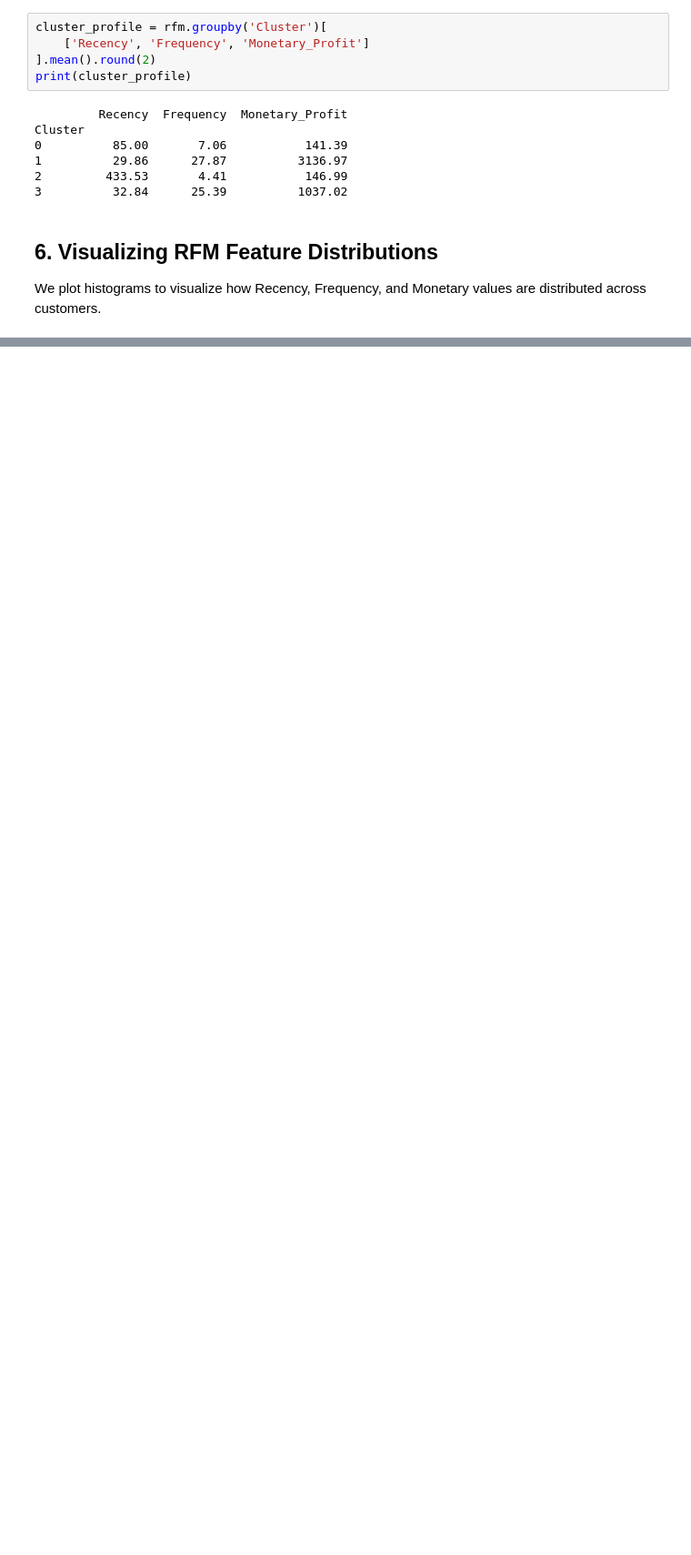
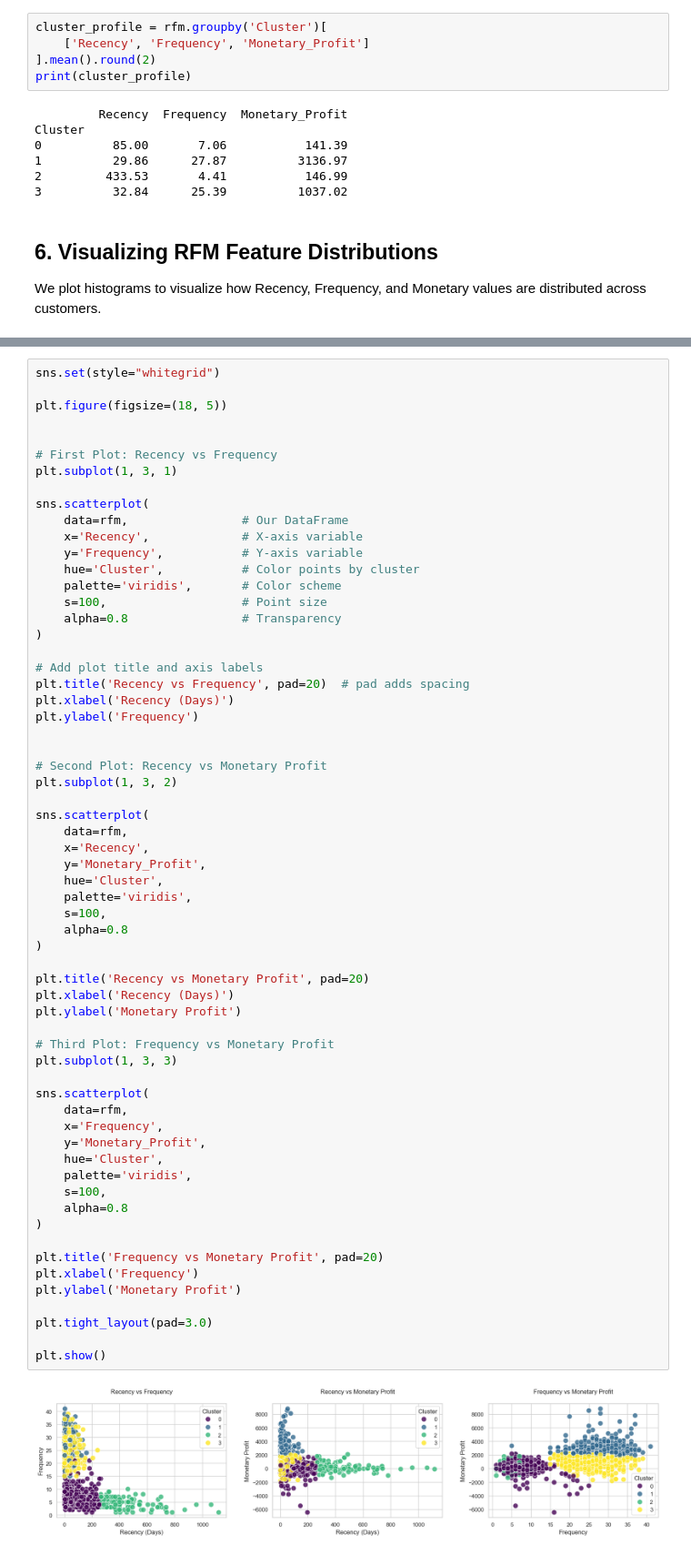
Before and after one commit to alirza81/Customer_Segmentation_Using_RFM_and_KMeans, a Jupyter notebook: notebooks/analysis.ipynb, the cells around one changed output, grey strips where cells are left out. Shown at 91% size. Cells and saved outputs as stored; diff of their text form; blank space fills up the shorter version.

```diff
--- a/notebooks/analysis.ipynb
+++ b/notebooks/analysis.ipynb
@@ -245,0 +237,64 @@ plt.show()
+# %%
+sns.set(style="whitegrid")
+
+plt.figure(figsize=(18, 5))
+
+
+# First Plot: Recency vs Frequency
+plt.subplot(1, 3, 1)
+
+sns.scatterplot(
+    data=rfm,                # Our DataFrame
+    x='Recency',             # X-axis variable
+    y='Frequency',           # Y-axis variable
+    hue='Cluster',           # Color points by cluster
+    palette='viridis',       # Color scheme
+    s=100,                   # Point size
+    alpha=0.8                # Transparency
+)
+
+# Add plot title and axis labels
+plt.title('Recency vs Frequency', pad=20)  # pad adds spacing
+plt.xlabel('Recency (Days)')
+plt.ylabel('Frequency')
+
+
+# Second Plot: Recency vs Monetary Profit
+plt.subplot(1, 3, 2)
+
+sns.scatterplot(
+    data=rfm,
+    x='Recency',
+    y='Monetary_Profit',
+    hue='Cluster',
+    palette='viridis',
+    s=100,
+    alpha=0.8
+)
+
+plt.title('Recency vs Monetary Profit', pad=20)
+plt.xlabel('Recency (Days)')
+plt.ylabel('Monetary Profit')
+
+# Third Plot: Frequency vs Monetary Profit
+plt.subplot(1, 3, 3)
+
+sns.scatterplot(
+    data=rfm,
+    x='Frequency',
+    y='Monetary_Profit',
+    hue='Cluster',
+    palette='viridis',
+    s=100,
+    alpha=0.8
+)
+
+plt.title('Frequency vs Monetary Profit', pad=20)
+plt.xlabel('Frequency')
+plt.ylabel('Monetary Profit')
+
+plt.tight_layout(pad=3.0)
+
+plt.show()
+# %% [output]
+[figure, added]
```
Also changed, not shown: parts of 8 cells of this notebook, 6 other files.
